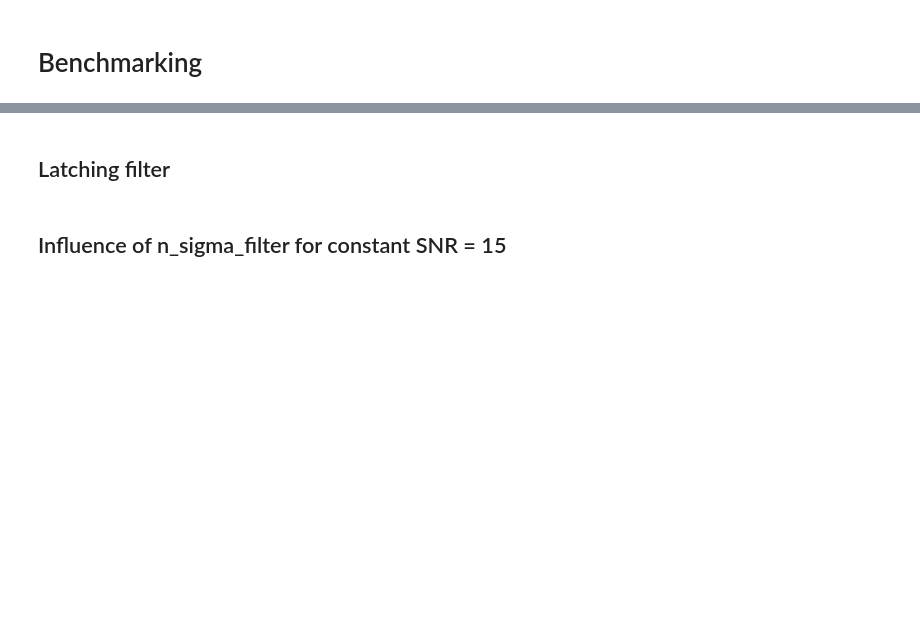
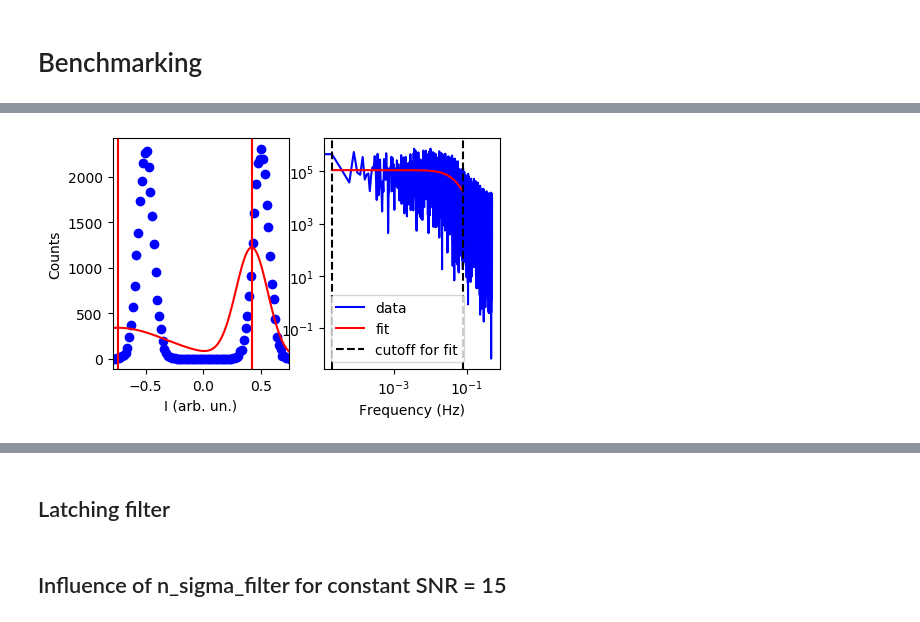
Before and after one commit to lukassplitthoff/cqed, a Jupyter notebook: templates/QuantumJumps_analysis.ipynb, the cells around one changed output, grey strips where cells are left out. Saved outputs shown, nothing was run; the diff lists cells and outputs as text; code cells hidden in the pictures; blank space fills up the shorter version.

```diff
--- a/templates/QuantumJumps_analysis.ipynb
+++ b/templates/QuantumJumps_analysis.ipynb
@@ -196,0 +243,27 @@ PSD: 0.05295032413629725 0.020880066219294956
+# %%
+snrs = np.logspace(np.log10(0.5), np.log10(15), 15)
+
+
+lat_rates = np.zeros((len(snrs), len(transition_mtrx), 4))
+psd_rates = np.zeros((len(snrs), len(transition_mtrx), 4))
+hmm_rates = np.zeros((len(snrs), len(transition_mtrx), 2))
+insts = np.empty(((len(snrs), len(transition_mtrx))), dtype=object)
+
+for idx, snr in enumerate(snrs):
+
+    for idx2, tmat in enumerate(transition_mtrx):
+        X, Z = test_data(n_samples, snr, startprob, tmat, means)
+        snr_bnchmrk = qjmps.QntmJumpTrace(X[:,0]+1.j*X[:,1], dt)
+
+        try:
+            snr_bnchmrk.latching_pipeline()
+            lat_rates[idx, idx2, :] = snr_bnchmrk.rate_lh[0], snr_bnchmrk.rate_lh_err[0], snr_bnchmrk.rate_hl[0], snr_bnchmrk.rate_hl_err[0]
+        except (TypeError, ValueError):
+            lat_rates[idx, idx2, :] = np.nan, np.nan, np.nan, np.nan
+
+        snr_bnchmrk.psd_pipeline()
+        snr_bnchmrk.hmm_pipeline()
+
+        psd_rates[idx, idx2, :] = snr_bnchmrk.rate_lh_psd, snr_bnchmrk.rate_lh_psd_err, snr_bnchmrk.rate_hl_psd, snr_bnchmrk.rate_lh_psd_err
+        hmm_rates[idx, idx2, :] = snr_bnchmrk.rate_lh_hmm, snr_bnchmrk.rate_hl_hmm
+        insts[idx, idx2] = snr_bnchmrk
@@ -196,0 +348,9 @@ PSD: 0.05295032413629725 0.020880066219294956
+# %%
+transmat_idx = 0
+snr_indx = 14 #1.3: 4, 2.7: 7, 5.7: 10,
+print(snrs[snr_indx])
+insts[snr_indx, transmat_idx].plot_latching_analysis()
+# %%
+insts[snr_indx, transmat_idx].plot_psd_analysis(figsize=(5, 3))
+# %% [output]
+[figure, added]
```
Also changed, not shown: parts of 48 cells of this notebook.
